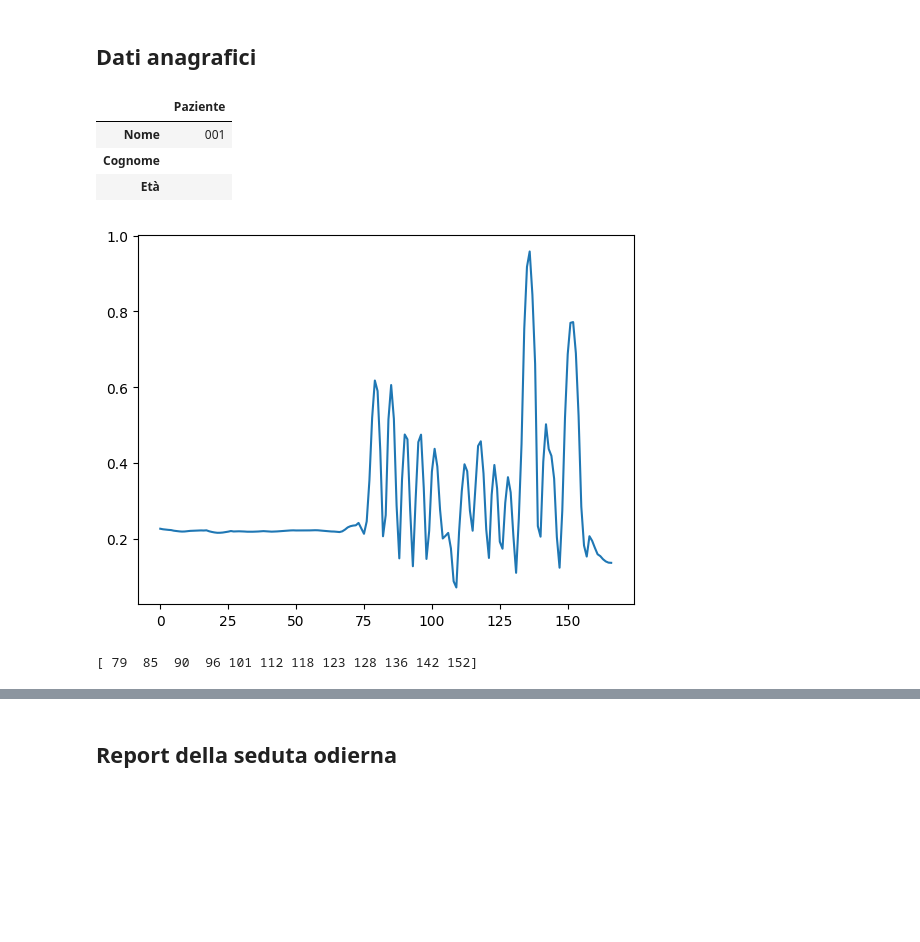
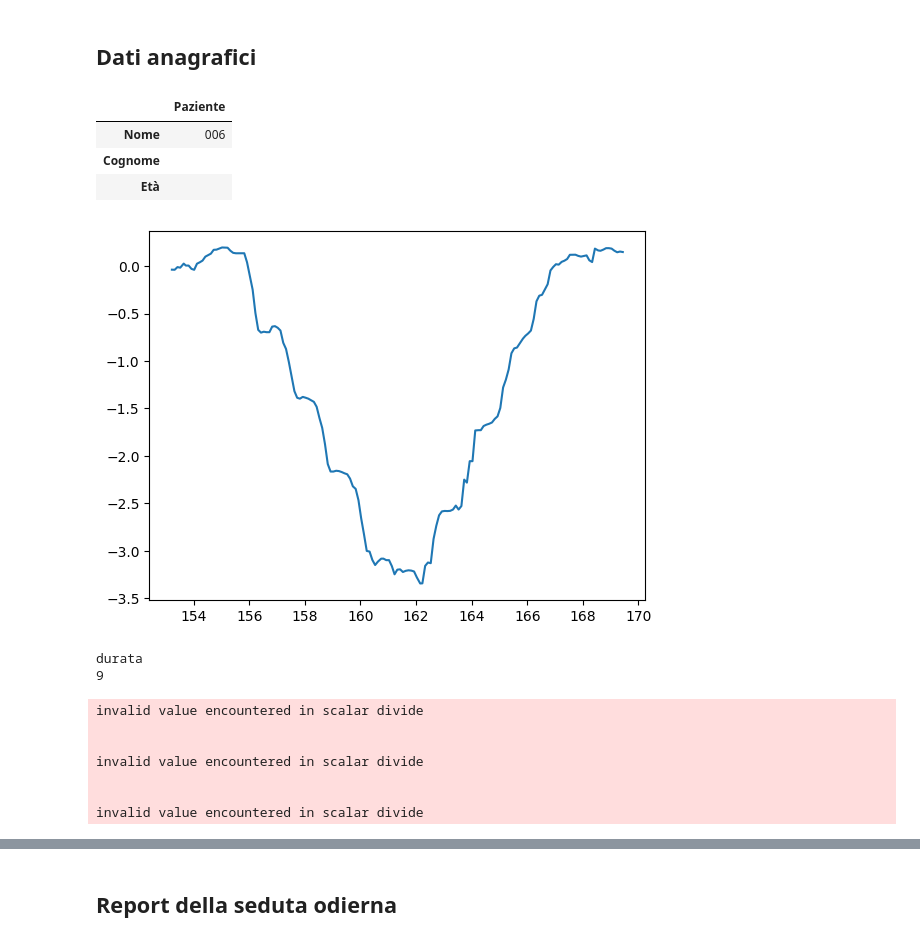
Before and after one commit to fbrand-new/assistive-rehab, a Jupyter notebook: report/report-ita-copyCarmela.ipynb, the cells around one changed output, grey strips where cells are left out. Cells and saved outputs as stored; diff of their text form; code cells hidden in the pictures; blank space fills up the shorter version.

```diff
--- a/report/report-ita-copyCarmela.ipynb
+++ b/report/report-ita-copyCarmela.ipynb
@@ -138,32 +30,0 @@ class Skeleton:
-# %%
-class Exercise:
-    name = ""
-    typee = ""
-    metrics = []
-
-class Tug(Exercise):
-    name = "tug"
-    typee = "test"
-    metrics = ["ROM_0","ROM_1","ROM_2","ROM_3","ROM_4","ROM_5","step_0"]
-    result = []
-    month_res = {
-        0: [],
-        1: [],
-        2: [],
-        3: [],
-        4: [],
-        5: [],
-        6: [],
-        7: [],
-        8: [],
-        9: [],
-        10: [],
-        11: []
-    }
-
-    def __init__(self,month,result):
-        self.result = result
-        self.month_res[month] = result
-
-    def getResult(self,month):
-        return self.month_res[month]
@@ -546,7 +35,7 @@ def _todict(matobj):
 
 #load file
 home = expanduser("~")
-id_patient = 'datadump-FDG-001-20230208-mr'
+id_patient = 'datadump-FDG-006-20230208-mr'
 pth = home + '/dev_iit/assistive-rehab/data_exp/'+ id_patient
 files = glob.glob(os.path.join(pth, '*.mat'))
 lastfile = max(files, key=os.path.getctime)
@@ -568,7 +57,7 @@ table.rename(index={0:"Nome",1:"Cognome",2:"Età"},  columns={0:"Paziente"}, inp
 display(table)
 # %% [output]
 |  | Paziente |
-| Nome | 001 |
+| Nome | 006 |
 | Cognome |  |
 | Età |  |
 # %%
@@ -645,41 +134,56 @@ for i in range(len(data)):
     s=Skeleton(key_pam)
     #s.show()
 
+    plt.plot(time[0][:-1],s.getKeypoint('ankleLeft')[:,1])
+    plt.show()
+
+    samp2cut= 9
+    in_stand_idx, in_wf_idx, fin_wf_idx, fin_turn1_idx, fin_wb_idx, fin_turn2_idx, fin_sit_idx = compute_timing(s, samp2cut)
+
     exname = datai["Exercise"]["name"]
     exname = re.sub(r'[^\w]','',exname)
     ex_names.append(exname)
     result_singleexercise = []
     allmet = datai["Exercise"]["metrics"]
     metrics = allmet.keys()
     for metname in metrics:
 
         if "step" in metname:
             flt = allmet[metname]["median_filter_window"]
             proj = allmet[metname]["enable_plane_projection"]
             proj = True
             tstanding = time[0][in_stand_idx]
             tforward = time[0][in_wf_idx]
             tturning1 = time[0][fin_wf_idx]
             tbackward = time[0][fin_turn1_idx]
             tturning2 = time[0][fin_wb_idx]
             tsitting = time[0][fin_turn2_idx]
             tend = time[0][fin_sit_idx]
             step_thresh = allmet[metname]["step_thresh"]
             step_thresh = 0.25
-            step = Step(flt,proj,tstanding, tforward, tturning1, tbackward, tturning2, tsitting, tend, step_thresh)
+            durata = samp2cut #samples
+            step = Step(flt, proj, tstanding, tforward, tturning1, tbackward, tturning2, tsitting, tend, step_thresh, durata)
             step.compute(s)
-            stepmet = [step.step_distance, step.nsteps, step.cadence, step.speed, step.ex_time,
+            stepmet = [step.step_distance, step.nsteps, step.cadence, step.speed, step.speed_z, step.walking_time, step.ex_time,
                        step.filtered_step_distance, step.strikes, step.step_width, step.step_length]
             result_singleexercise.append((step,stepmet))
 
 
     if exname == "tug":
         ex = Tug(monthi,result_singleexercise)
 
     countexmonth[exname][monthi] = 1 + countexmonth[exname][monthi]
 
     exercises.append(ex)
 # %% [output]
-[figure, old version]
+[figure, new version]
-[ 79  85  90  96 101 112 118 123 128 136 142 152]
+durata
+9
+invalid value encountered in scalar divide
+
+
+invalid value encountered in scalar divide
+
+
+invalid value encountered in scalar divide
 # %%
```
Also changed, not shown: parts of 23 cells of this notebook.
